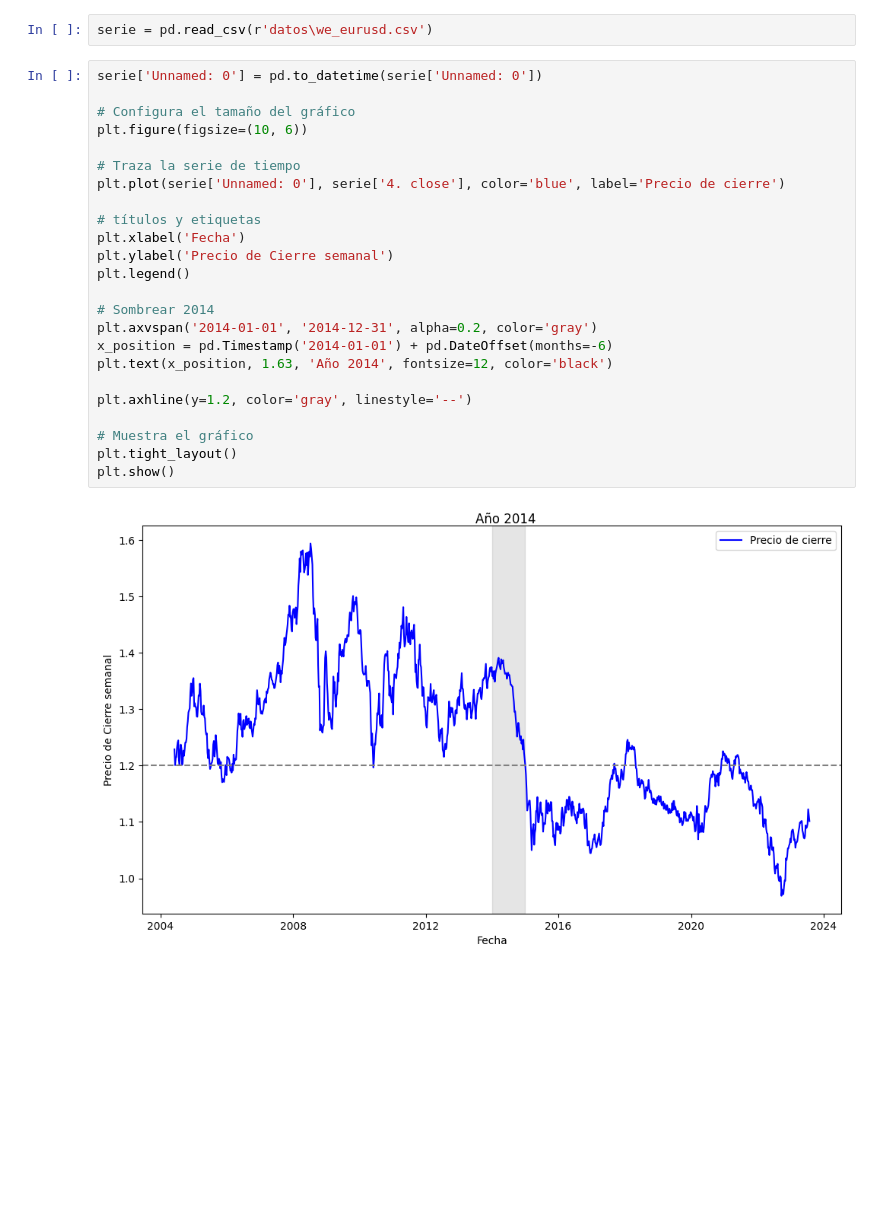
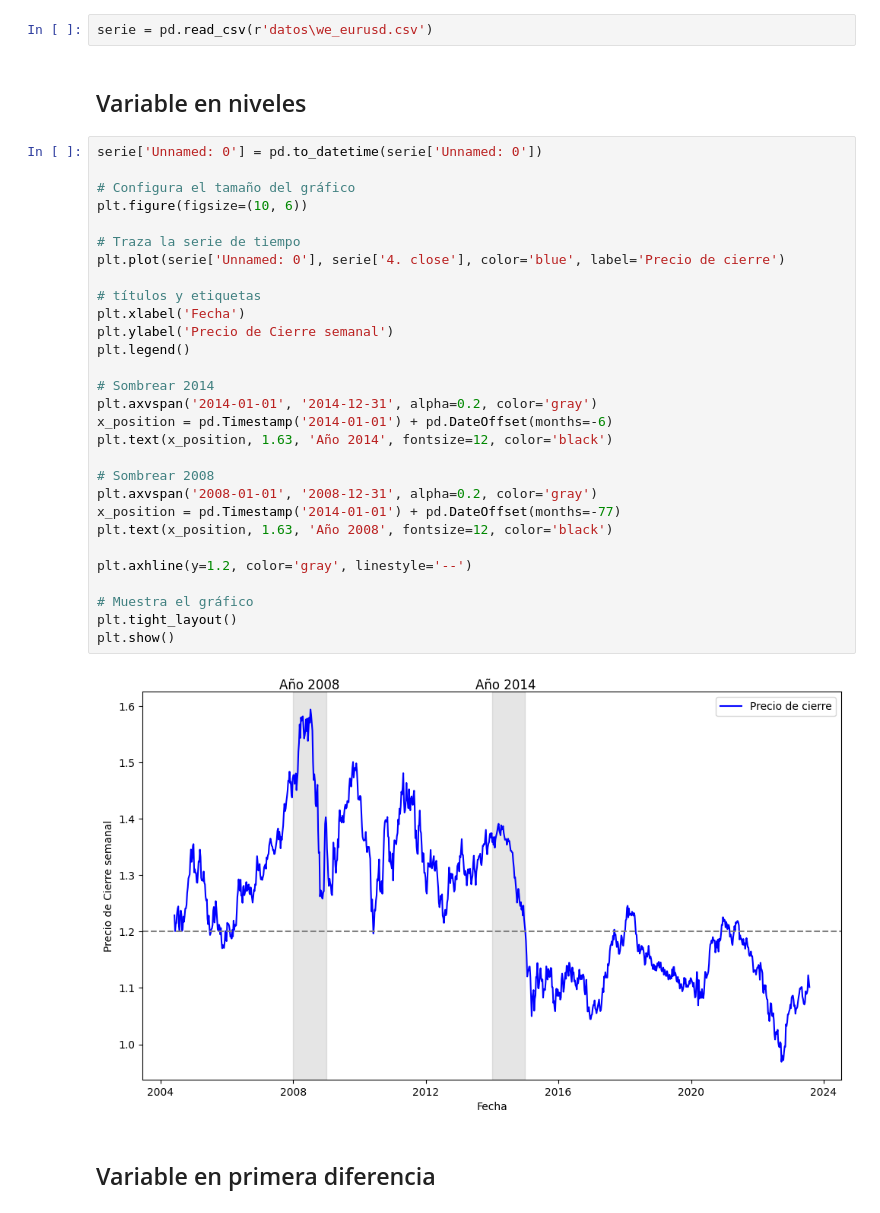
Before and after one commit to oejaramillo/Trading, a Jupyter notebook: graficos_pronos.ipynb, the cells around one changed output. Saved outputs shown, nothing was run; the diff lists cells and outputs as text; blank space fills up the shorter version.

```diff
--- a/graficos_pronos.ipynb
+++ b/graficos_pronos.ipynb
@@ -4,29 +4,38 @@ import pandas as pd
 import matplotlib.pyplot as plt
 # %%
 serie = pd.read_csv(r'datos\we_eurusd.csv')
+# %% [markdown]
+## Variable en niveles
 # %%
 serie['Unnamed: 0'] = pd.to_datetime(serie['Unnamed: 0'])
 
 # Configura el tamaño del gráfico
 plt.figure(figsize=(10, 6))
 
 # Traza la serie de tiempo
 plt.plot(serie['Unnamed: 0'], serie['4. close'], color='blue', label='Precio de cierre')
 
 # títulos y etiquetas
 plt.xlabel('Fecha')
 plt.ylabel('Precio de Cierre semanal')
 plt.legend()
 
 # Sombrear 2014
 plt.axvspan('2014-01-01', '2014-12-31', alpha=0.2, color='gray')
 x_position = pd.Timestamp('2014-01-01') + pd.DateOffset(months=-6)
 plt.text(x_position, 1.63, 'Año 2014', fontsize=12, color='black')
 
+# Sombrear 2008
+plt.axvspan('2008-01-01', '2008-12-31', alpha=0.2, color='gray')
+x_position = pd.Timestamp('2014-01-01') + pd.DateOffset(months=-77)
+plt.text(x_position, 1.63, 'Año 2008', fontsize=12, color='black')
+
 plt.axhline(y=1.2, color='gray', linestyle='--')
 
 # Muestra el gráfico
 plt.tight_layout()
 plt.show()
 # %% [output]
-[figure, old version]
+[figure, new version]
+# %% [markdown]
+## Variable en primera diferencia
```
Also changed, not shown: parts of 2 cells of this notebook, 43 other files.
